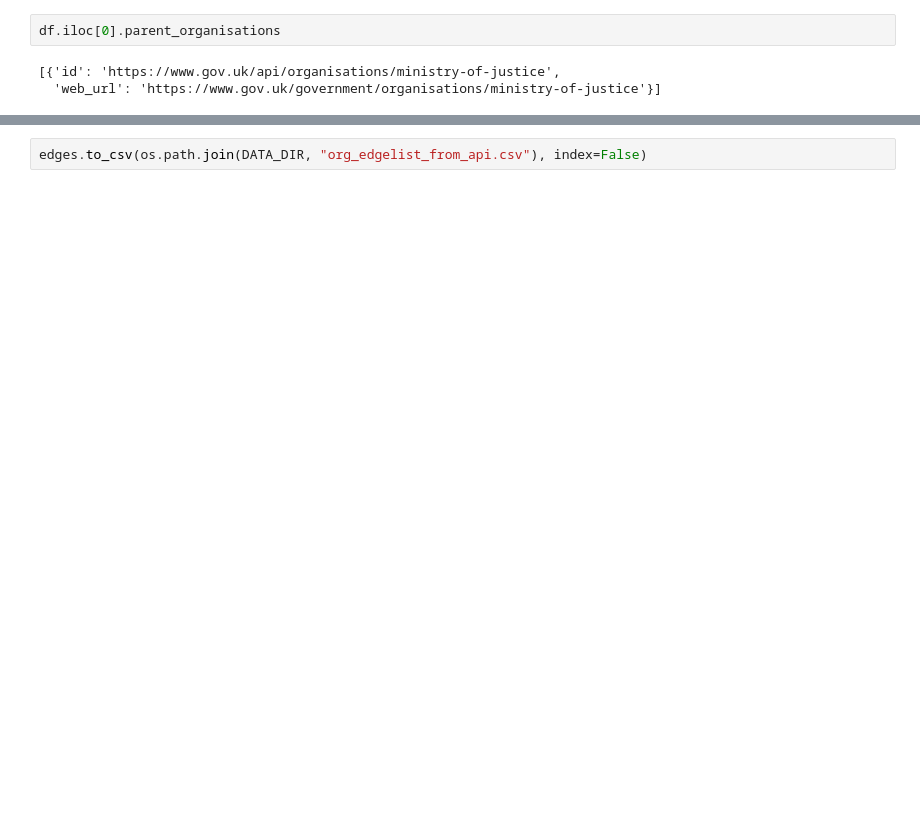
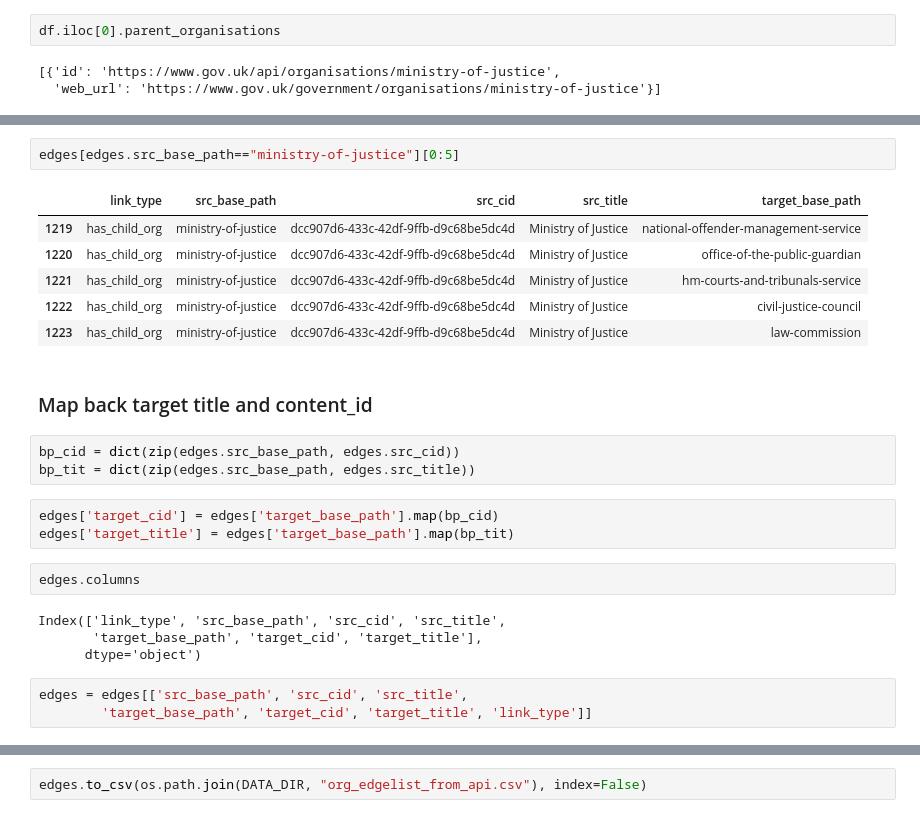
Before and after one commit to nogtini/govuk-knowledge-graph, a Jupyter notebook: notebooks/data_extract/create_organisation_net_from_api.ipynb, the cells around one changed output, grey strips where cells are left out. Cells and saved outputs as stored; diff of their text form; blank space fills up the shorter version.

```diff
--- a/notebooks/data_extract/create_organisation_net_from_api.ipynb
+++ b/notebooks/data_extract/create_organisation_net_from_api.ipynb
@@ -89,0 +95,26 @@ edges
+# %%
+edges[edges.src_base_path=="ministry-of-justice"][0:5]
+# %% [output]
+|  | link_type | src_base_path | src_cid | src_title | target_base_path |
+| 1219 | has_child_org | ministry-of-justice | dcc907d6-433c-42df-9ffb-d9c68be5dc4d | Ministry of Justice | national-offender-management-service |
+| 1220 | has_child_org | ministry-of-justice | dcc907d6-433c-42df-9ffb-d9c68be5dc4d | Ministry of Justice | office-of-the-public-guardian |
+| 1221 | has_child_org | ministry-of-justice | dcc907d6-433c-42df-9ffb-d9c68be5dc4d | Ministry of Justice | hm-courts-and-tribunals-service |
+| 1222 | has_child_org | ministry-of-justice | dcc907d6-433c-42df-9ffb-d9c68be5dc4d | Ministry of Justice | civil-justice-council |
+| 1223 | has_child_org | ministry-of-justice | dcc907d6-433c-42df-9ffb-d9c68be5dc4d | Ministry of Justice | law-commission |
+# %% [markdown]
+### Map back target title and content_id
+# %%
+bp_cid = dict(zip(edges.src_base_path, edges.src_cid))
+bp_tit = dict(zip(edges.src_base_path, edges.src_title))
+# %%
+edges['target_cid'] = edges['target_base_path'].map(bp_cid)
+edges['target_title'] = edges['target_base_path'].map(bp_tit)
+# %%
+edges.columns
+# %% [output]
+Index(['link_type', 'src_base_path', 'src_cid', 'src_title',
+       'target_base_path', 'target_cid', 'target_title'],
+      dtype='object')
+# %%
+edges = edges[['src_base_path', 'src_cid', 'src_title',
+        'target_base_path', 'target_cid', 'target_title', 'link_type']]
```
Also changed, not shown: parts of 5 cells of this notebook.
